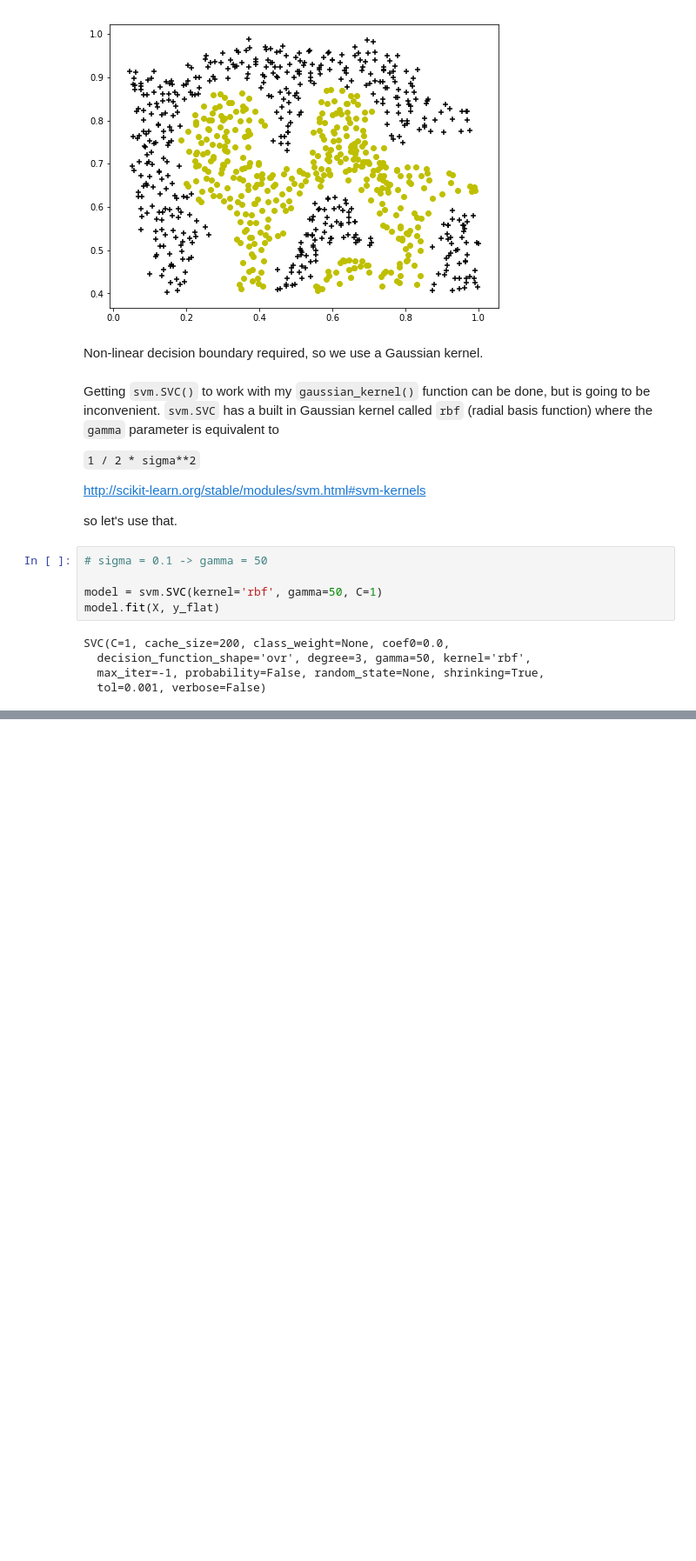
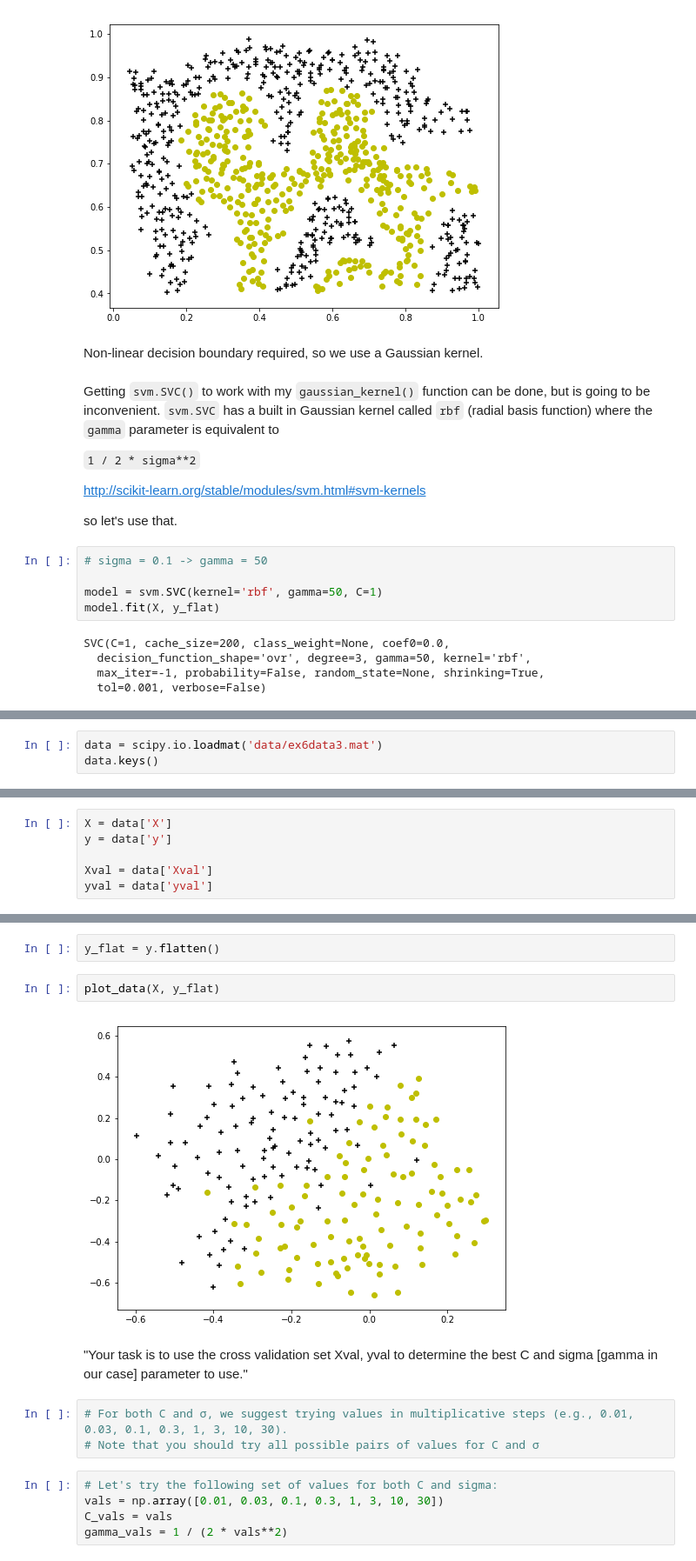
Before and after one commit to ZER-0-NE/Ng_ML, a Jupyter notebook: ex6/6_Support_vector_machines.ipynb, the cells around one changed output, grey strips where cells are left out. Shown: that part at 87% size. Drawn from its saved outputs; the diff is of its cells as text; blank space fills up the shorter version.

```diff
--- a/ex6/6_Support_vector_machines.ipynb
+++ b/ex6/6_Support_vector_machines.ipynb
@@ -257,0 +253,3 @@ plot_boundary(X, y_flat, model)
+# %%
+data = scipy.io.loadmat('data/ex6data3.mat')
+data.keys()
@@ -257,0 +260,6 @@ plot_boundary(X, y_flat, model)
+# %%
+X = data['X']
+y = data['y']
+
+Xval = data['Xval']
+yval = data['yval']
@@ -257,0 +282,16 @@ plot_boundary(X, y_flat, model)
+# %%
+y_flat = y.flatten()
+# %%
+plot_data(X, y_flat)
+# %% [output]
+[figure, added]
+# %% [markdown]
+"Your task is to use the cross validation set Xval, yval to determine the best C and sigma [gamma in our case] parameter to use."
+# %%
+# For both C and σ, we suggest trying values in multiplicative steps (e.g., 0.01, 0.03, 0.1, 0.3, 1, 3, 10, 30).
+# Note that you should try all possible pairs of values for C and σ
+# %%
+# Let's try the following set of values for both C and sigma:
+vals = np.array([0.01, 0.03, 0.1, 0.3, 1, 3, 10, 30])
+C_vals = vals
+gamma_vals = 1 / (2 * vals**2)
```
Also changed, not shown: parts of 13 cells of this notebook.
